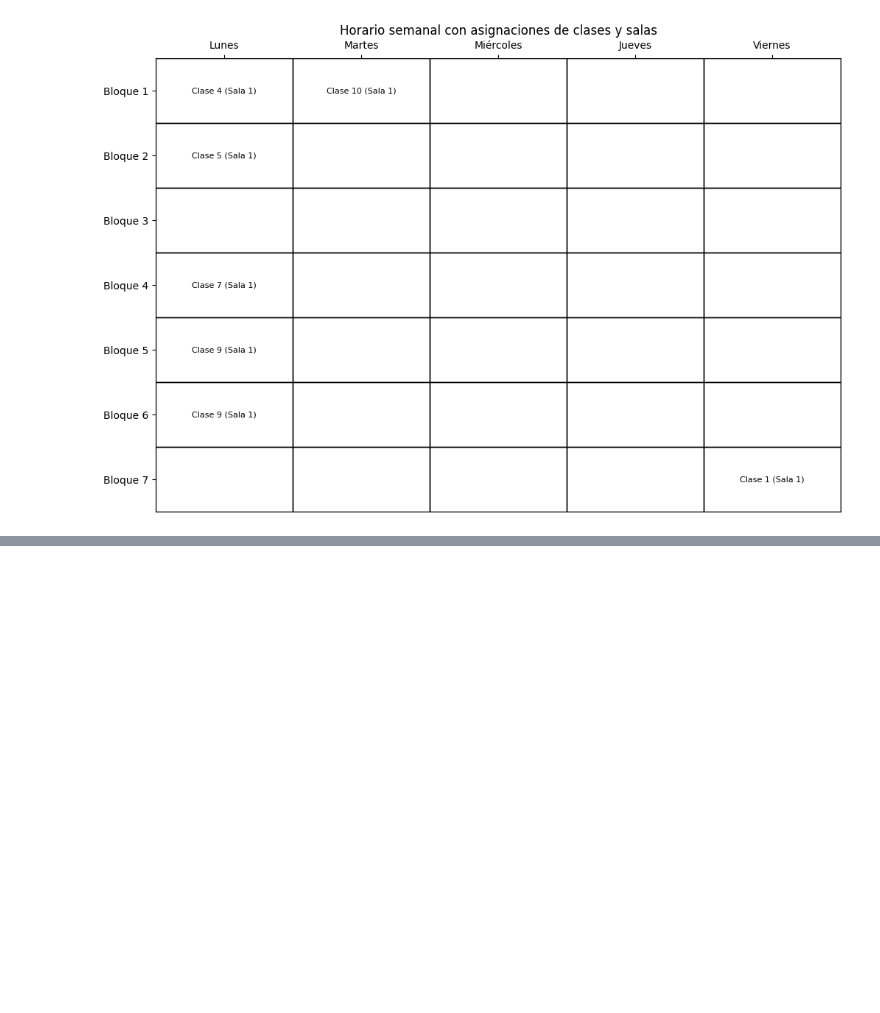
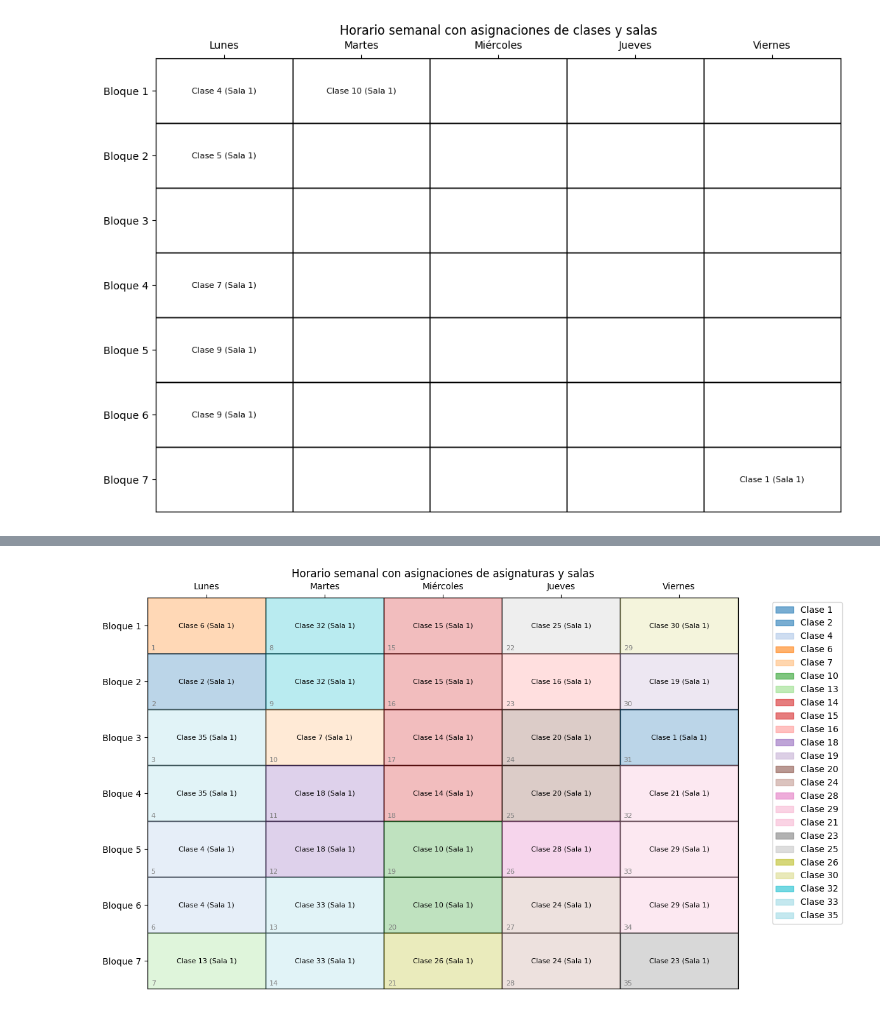
Before and after one commit to kamus1/proyecto-opti, a Jupyter notebook: horario..ipynb, the cells around one changed output, grey strips where cells are left out. Cells and saved outputs as stored; diff of their text form; code cells hidden in the pictures; blank space fills up the shorter version.

Commit message:
bloques enumerados

```diff
--- a/horario..ipynb
+++ b/horario..ipynb
@@ -125,0 +126,81 @@ plt.show()
+# %%
+# calendario coloreado y con números por bloque
+import pandas as pd
+import matplotlib.pyplot as plt
+import numpy as np
+import matplotlib.patches as mpatches
+
+# cargar y procesar el archivo de asignaciones
+data = pd.read_csv("input.lp.csv", delimiter=';', names=["Variable", "MILP_Feasible", "Result"], skiprows=1)
+data_x = data[data['Variable'].str.startswith('x', na=False)]
+data_x = data_x[data_x['Result'] == 1]  # solo las asignaciones activas
+
+# extraer información de asignatura, bloque, sala
+data_x[['Asignatura', 'Bloque', 'Sala']] = data_x['Variable'].str.extract(r'x(\d+)_(\d+)_(\d+)').astype(int)
+
+# asignar un color único a cada asignatura
+asignaturas = data_x['Asignatura'].unique()
+colors = plt.cm.tab20(np.linspace(0, 1, len(asignaturas)))  # con esto creamos la paleta de colores
+color_map = dict(zip(asignaturas, colors))  # asignar el color a cada asignatura
+
+# definir los días de la semana y bloques horarios
+days = ["Lunes", "Martes", "Miércoles", "Jueves", "Viernes"]
+blocks = [f"Bloque {i+1}" for i in range(7)]
+
+# crear la figura
+fig, ax = plt.subplots(figsize=(12, 8))
+
+# matriz 7x5 para los bloques y días
+num_rows = len(blocks)
+num_cols = len(days)
+
+# contador para numerar los rectángulos
+rect_number = 1
+
+# crear el cuadro de horario con los rectángulos y añadir las asignaciones
+for col in range(num_cols):  # iterar por columnas primero
+    for row in range(num_rows):  # luego iterar por filas dentro de cada columna
+        block_number = row + 1 + (col * 7)  # calcular el número de bloque basado en fila y columna
+        assignments = data_x[data_x['Bloque'] == block_number]
+
+        # contorno del bloque
+        ax.add_patch(plt.Rectangle((col, row), 1, 1, fill=None, edgecolor="black"))
+
+        # agregar el número en el bloque
+        ax.text(col + 0.03, row + 0.85, str(rect_number), ha='left', va='top', fontsize=8, color='gray')
+        rect_number += 1  # incrementar el número del rectángulo
+
+        # si hay asignaciones, agregar texto de asignatura y sala en el bloque con su color
+        if not assignments.empty:
+            text_lines = []
+            for idx, assignment in assignments.iterrows():
+                asignatura_id = assignment['Asignatura']
+                asignatura_text = f"Clase {asignatura_id} (Sala {assignment['Sala']})"
+                text_lines.append(asignatura_text)
+
+                # rellenar el bloque con el color de la asignatura
+                ax.add_patch(plt.Rectangle((col, row), 1, 1, color=color_map[asignatura_id], alpha=0.3))
+
+            # escribir el texto en el bloque
+            ax.text(col + 0.5, row + 0.5, "\n".join(text_lines), ha='center', va='center', fontsize=8)
+
+# etiquetas de los días y de los bloques
+ax.set_xticks(np.arange(num_cols) + 0.5)
+ax.set_yticks(np.arange(num_rows) + 0.5)
+ax.set_xticklabels(days)
+ax.set_yticklabels(blocks)
+
+# configurar límites de los ejes
+ax.set_xlim(0, num_cols)
+ax.set_ylim(0, num_rows)
+ax.invert_yaxis()  # invertir el eje Y para que los bloques empiecen desde arriba
+ax.xaxis.tick_top()  # colocar los días en la parte superior
+
+# leyenda de los colores para asignaturas
+handles = [mpatches.Patch(color=color_map[asig], label=f'Clase {asig}', alpha=0.6) for asig in asignaturas]
+plt.legend(handles=handles, bbox_to_anchor=(1.05, 1), loc='upper left')
+
+plt.title("Horario semanal con asignaciones de asignaturas y salas")
+plt.show()
+# %% [output]
+[figure, added]
```
Also changed, not shown: parts of 1 cell of this notebook, 5 other files.
